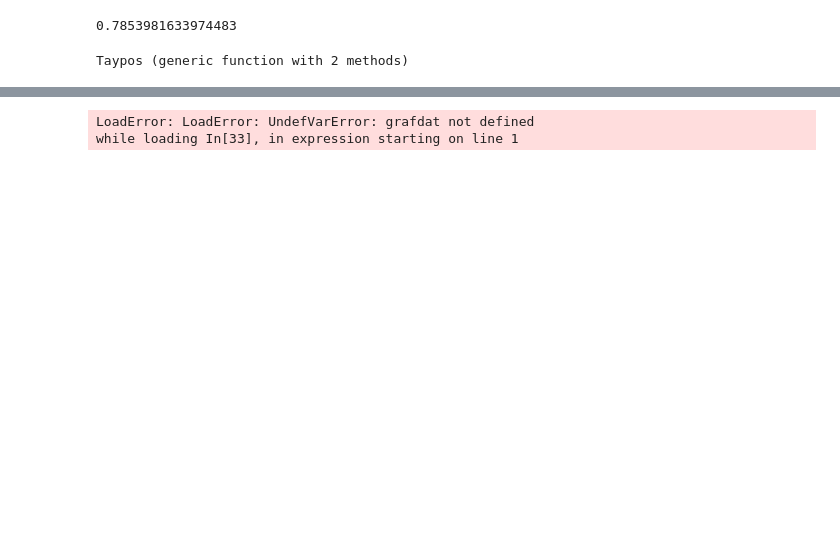
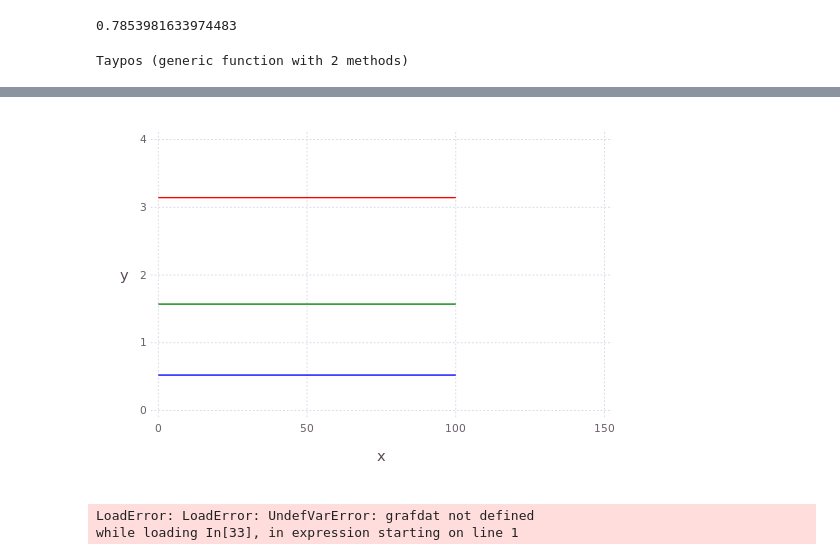
Before and after one commit to windie-rozureido/ProyectoTemasSelectosFisComp2016-1, a Jupyter notebook: trafico.ipynb, the cells around one changed output, grey strips where cells are left out. Cells and saved outputs as stored; diff of their text form; code cells hidden in the pictures; blank space fills up the shorter version.

```diff
--- a/trafico.ipynb
+++ b/trafico.ipynb
@@ -502,22 +467,22 @@ evaluate(diffTaylor(a[1]),b)
 function Taypos(X0, L, Τ, V,tf,ϵ,ti=0.0)
     tempore = Float64[ti]; #Arreglo de tiempo
     loca = Vector{Float64}[X0]; #Arreglo de arreglo de posiciones
-    celeritates = Vector{Float64}[V]; #Arreglo de arreglo de velocidades
+    celerita = Vector{Float64}[V]; #Arreglo de arreglo de velocidades
 
     while ti <= tf
         tayseries = Taylorcars(X0, L, Τ, V)
         h = hselector(tayseries,ϵ)
         xs = positions(tayseries,h)
-        vs = celeritates(tayseries,h)
+        #vs = celeritates(tayseries,h)
         ti = ti+h
         push!(tempore,ti)
         push!(loca,[pasamodulo2pi(xs);])
-        #push!(celeritates, [vs;])
+        push!(celerita, [V;])
         X0 = xs
         #V = vs
     end
 
-    [tempore hcat(loca...)';]
+    [tempore hcat(loca...)' hcat(celerita...)';]
 
 end
 # %% [output]
@@ -526,9 +491,9 @@ Taypos (generic function with 2 methods)
 X0 = [0,π,7*π/4];
 L = π/16 * [1,1,1];
 Τ = [1.0,1.0,1.0];
-V = [π/4, π/2, 3*π/4]
+V = [π, π/6, 3*π/6]
 tf = 100;
-ϵ = 2.0e-20;
+ϵ = 2.0e-15;
 # %%
 grafdat = Taypos(X0, L, Τ, V,tf,ϵ)
 # %% [output]
@@ -549,3 +526,10 @@ while loading In[32], in expression starting on line 1
+# %%
+plot(
+layer(x=grafdat[:,1],y=grafdat[:,5],Geom.line,Theme(line_width=1pt,default_color=color("red"))),
+layer(x=grafdat[:,1],y=grafdat[:,6],Geom.line,Theme(line_width=1pt,default_color=color("blue"))),
+layer(x=grafdat[:,1],y=grafdat[:,7],Geom.line,Theme(line_width=1pt,default_color=color("green"))))
+# %% [output]
+[figure, added]
 # %%
 grafdat[:,1]
 # %% [output]
```
Also changed, not shown: parts of 8 cells of this notebook.
